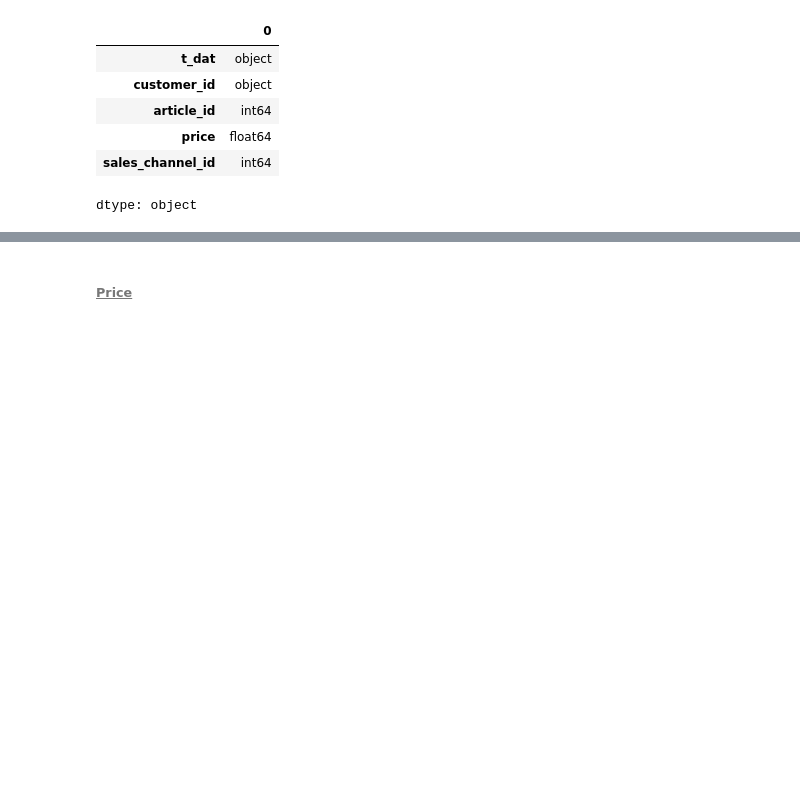
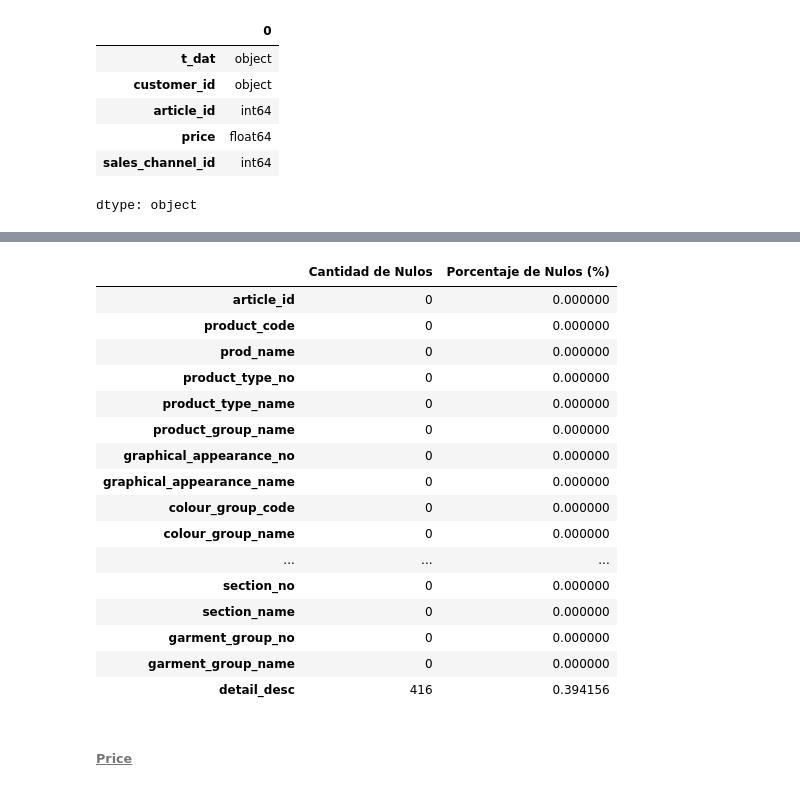
Before and after one commit to AndresPerelmuter/Time-Series---Recurrent-Neural-Networks, a Jupyter notebook: RNN.ipynb, the cells around one changed output, grey strips where cells are left out. Drawn from its saved outputs; the diff is of its cells as text; code cells hidden in the pictures; blank space fills up the shorter version.

```diff
--- a/RNN.ipynb
+++ b/RNN.ipynb
@@ -305,3 +297,23 @@ transactions = sampled_transactions
+# %%
+contar_valores_nulos_con_porcentaje(articles)
+# %% [output]
+|  | Cantidad de Nulos | Porcentaje de Nulos (%) |
+| article_id | 0 | 0.000000 |
+| product_code | 0 | 0.000000 |
+| prod_name | 0 | 0.000000 |
+| product_type_no | 0 | 0.000000 |
+| product_type_name | 0 | 0.000000 |
+| product_group_name | 0 | 0.000000 |
+| graphical_appearance_no | 0 | 0.000000 |
+| graphical_appearance_name | 0 | 0.000000 |
+| colour_group_code | 0 | 0.000000 |
+| colour_group_name | 0 | 0.000000 |
+| ... | ... | ... |
+| section_no | 0 | 0.000000 |
+| section_name | 0 | 0.000000 |
+| garment_group_no | 0 | 0.000000 |
+| garment_group_name | 0 | 0.000000 |
+| detail_desc | 416 | 0.394156 |
 # %% [markdown]
 <h6><u>Price</u></h6>
 # %% [markdown]
```
Also changed, not shown: parts of 38 cells of this notebook.
